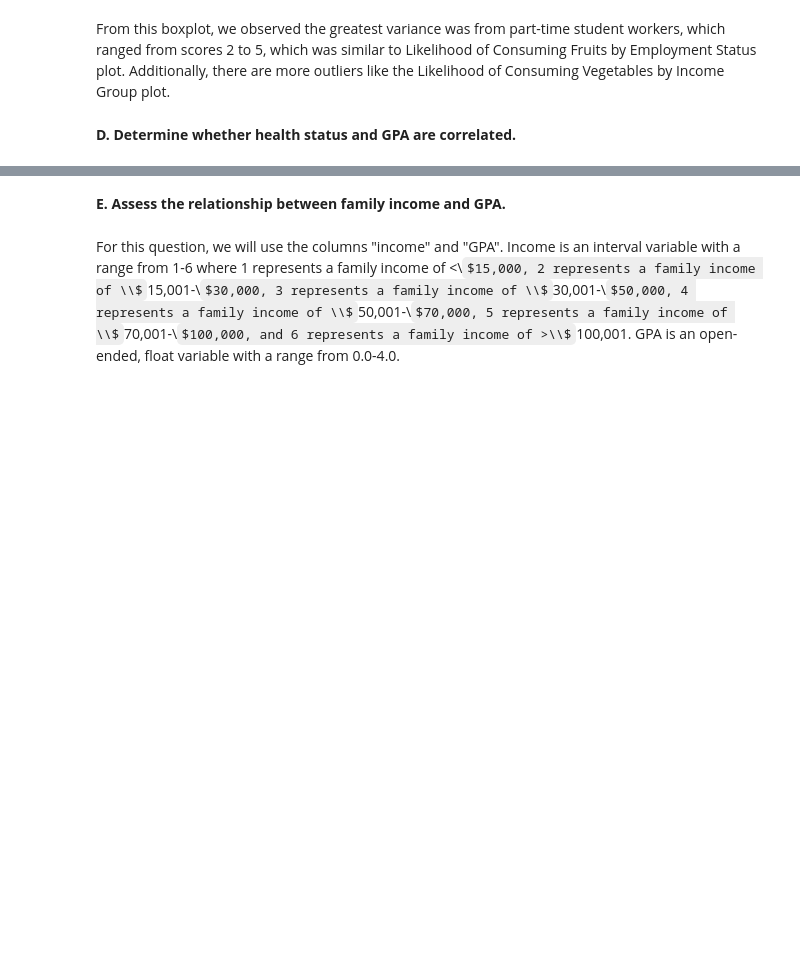
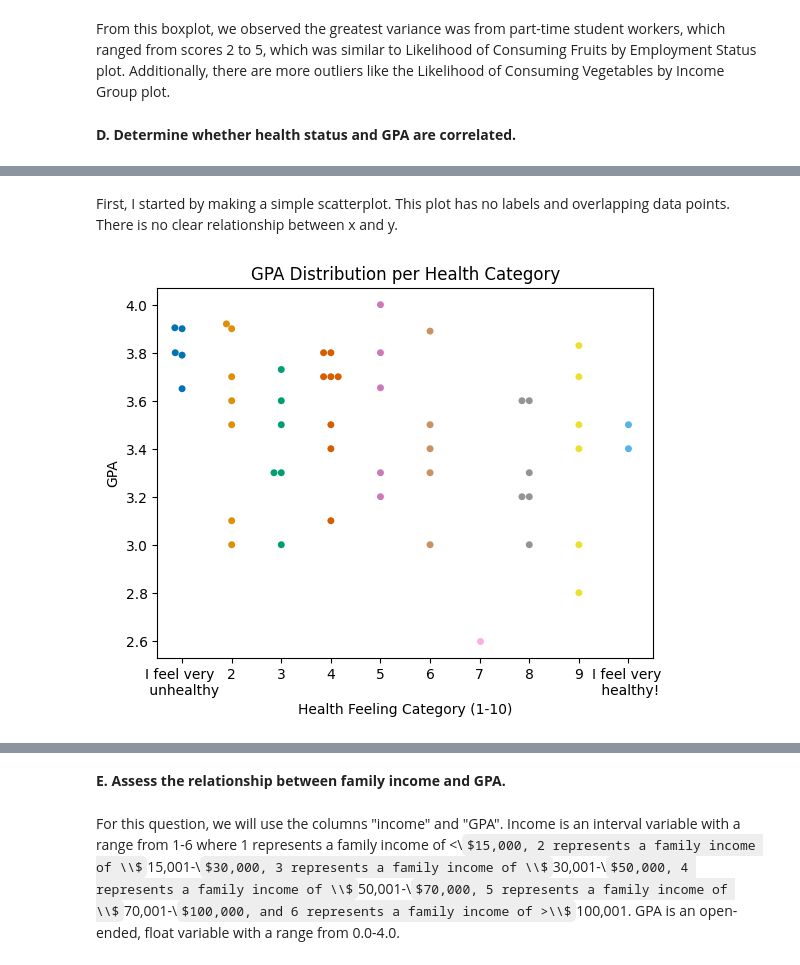
Before and after one commit to laur-park/dsci235-final-project, a Jupyter notebook: Diddi_Parker_Final_Project.ipynb, the cells around one changed output, grey strips where cells are left out. Cells and saved outputs as stored; diff of their text form; code cells hidden in the pictures; some formulas as TeX source; blank space fills up the shorter version.

```diff
--- a/Diddi_Parker_Final_Project.ipynb
+++ b/Diddi_Parker_Final_Project.ipynb
@@ -231,0 +239,12 @@ To quantify health status, we will be using the column health_feeling. Students
+# %% [markdown]
+First, I started by making a simple scatterplot. This plot has no labels and overlapping data points. There is no clear relationship between x and y.
+# %%
+healthiness_labels = ['I feel very \n unhealthy',2,3,4,5,6,7,8,9,'I feel very \n healthy!']
+plt.figure()
+sns.swarmplot(x=x_healthiness, y=y_GPA, hue=x_healthiness, palette='colorblind', legend=False)
+plt.title('GPA Distribution per Health Category')
+plt.xlabel('Health Feeling Category (1-10)')
+plt.xticks(ticks=[0,1,2,3,4,5,6,7,8,9],labels=healthiness_labels)
+plt.show()
+# %% [output]
+[figure, added]
```
Also changed, not shown: parts of 24 cells of this notebook.
